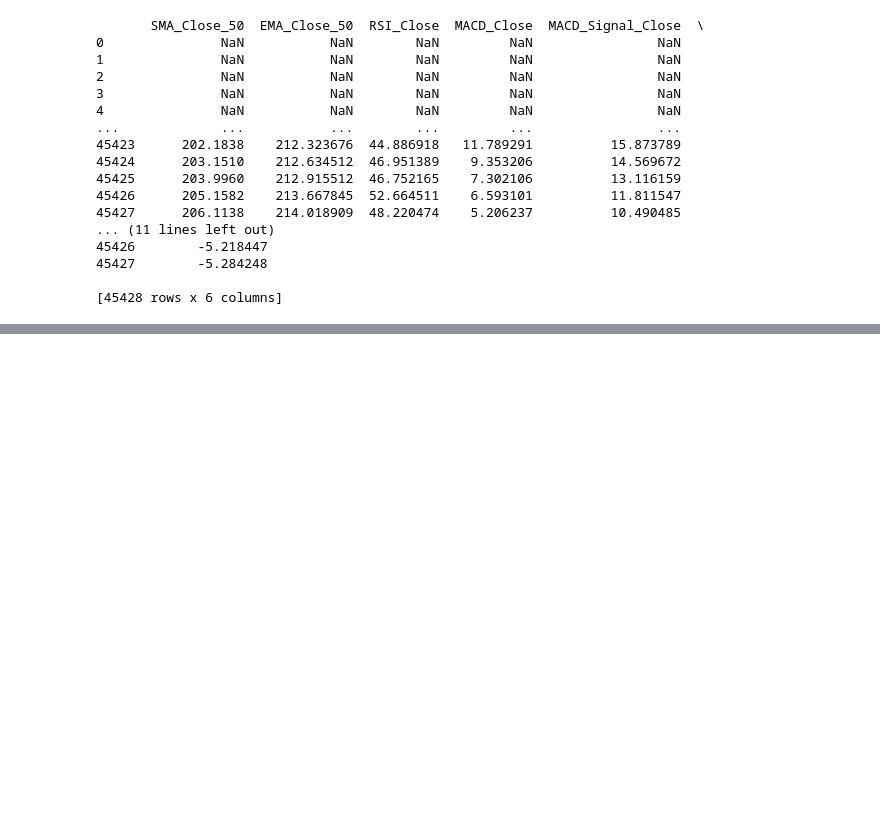
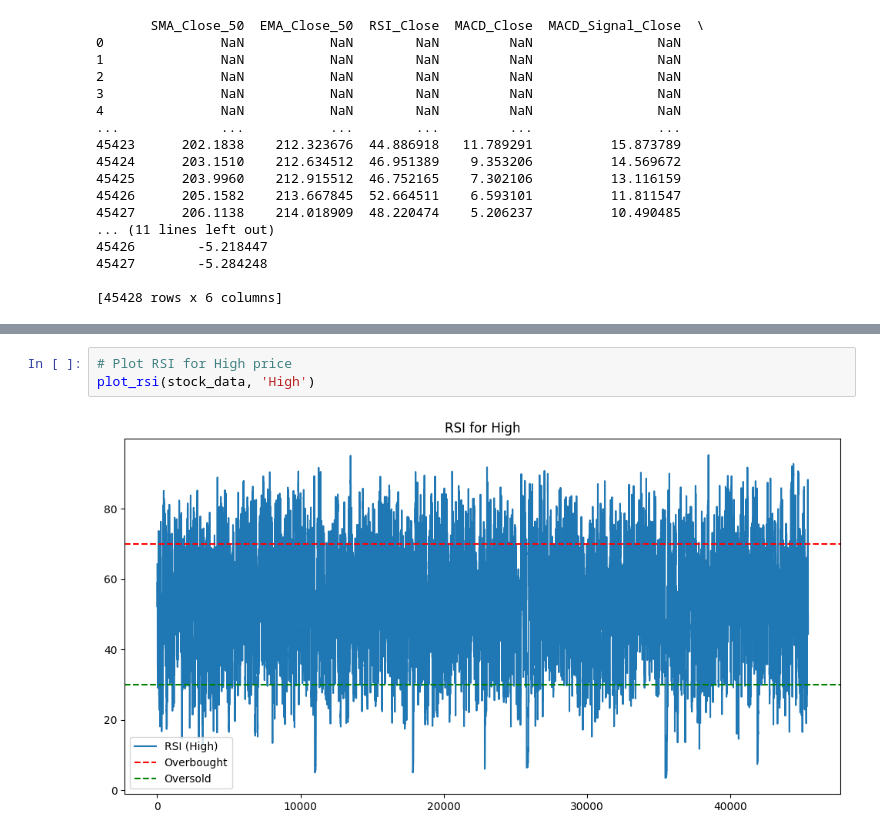
Before and after one commit to bettyabay/Kaim-week-1, a Jupyter notebook: notebooks/quantitative_analysis.ipynb, the cells around one changed output, grey strips where cells are left out. Drawn from its saved outputs; the diff is of its cells as text; blank space fills up the shorter version.

```diff
--- a/notebooks/quantitative_analysis.ipynb
+++ b/notebooks/quantitative_analysis.ipynb
@@ -197,0 +237,5 @@ print(stock_data[['SMA_Close_50', 'EMA_Close_50', 'RSI_Close', 'MACD_Close', 'MA
+# %%
+# Plot RSI for High price
+plot_rsi(stock_data, 'High')
+# %% [output]
+[figure, added]
```
Also changed, not shown: parts of 6 cells of this notebook, 1 other file.
